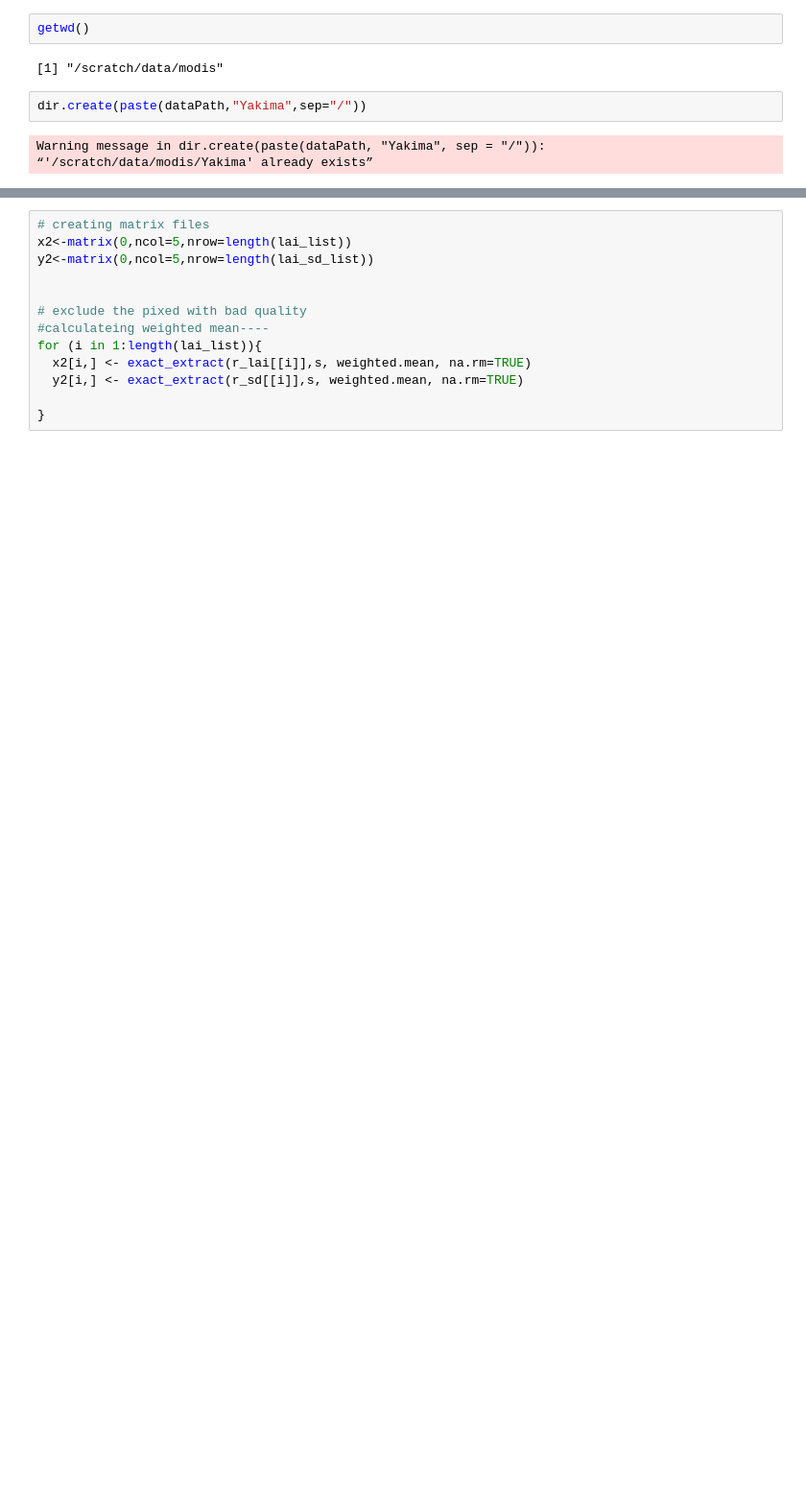
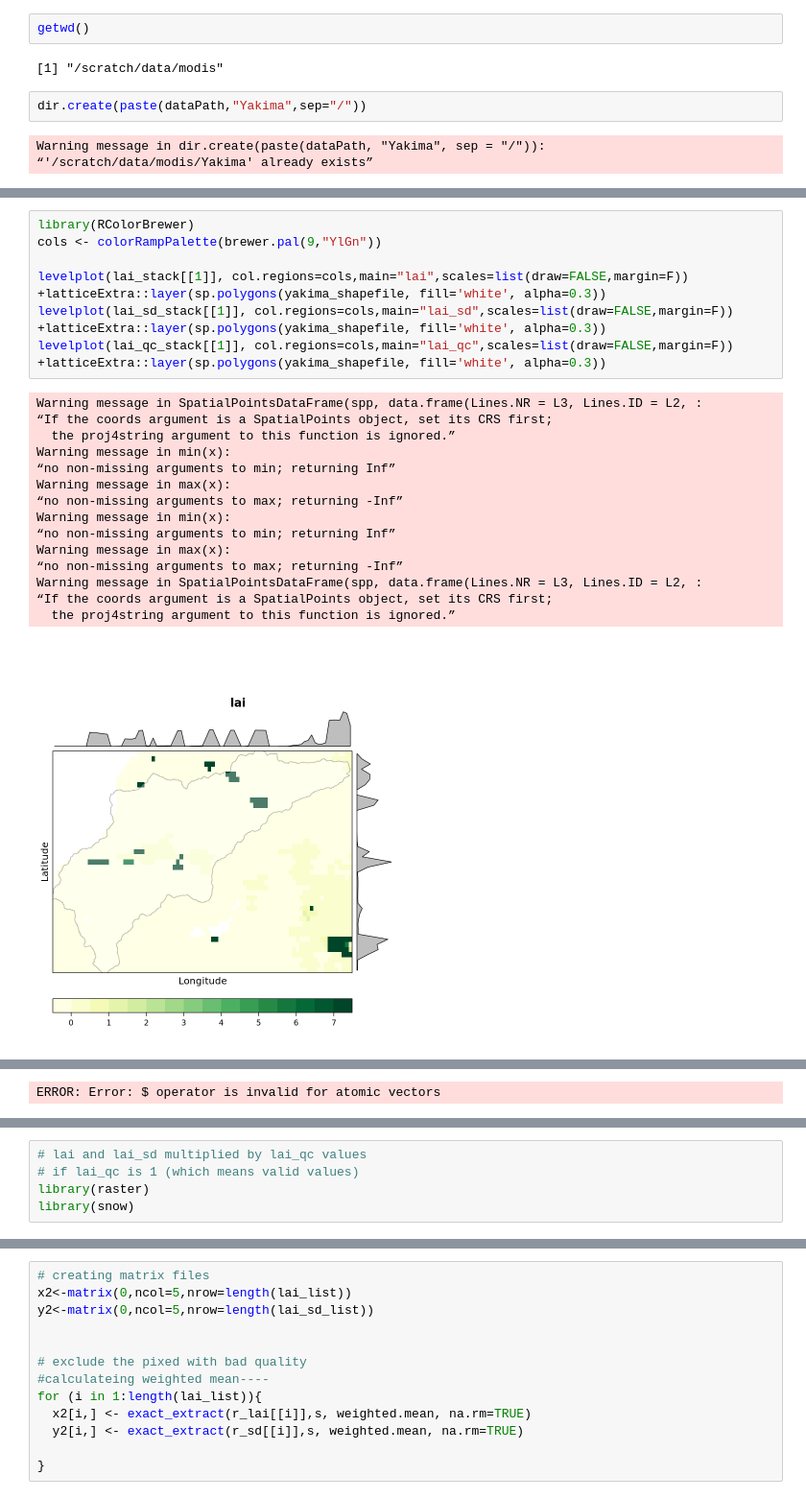
Before and after one commit to redtreevole/Foss2020Team6project, a Jupyter notebook: modis/downloadmodis.ipynb, the cells around one changed output, grey strips where cells are left out. Shown at 96% size. Saved outputs shown, nothing was run; the diff lists cells and outputs as text; blank space fills up the shorter version.

```diff
--- a/modis/downloadmodis.ipynb
+++ b/modis/downloadmodis.ipynb
@@ -270,0 +339,23 @@ lai_qc_stack<-stack(lai_qc_list)
+# %%
+library(RColorBrewer)
+cols <- colorRampPalette(brewer.pal(9,"YlGn"))
+
+levelplot(lai_stack[[1]], col.regions=cols,main="lai",scales=list(draw=FALSE,margin=F)) +latticeExtra::layer(sp.polygons(yakima_shapefile, fill='white', alpha=0.3))
+levelplot(lai_sd_stack[[1]], col.regions=cols,main="lai_sd",scales=list(draw=FALSE,margin=F)) +latticeExtra::layer(sp.polygons(yakima_shapefile, fill='white', alpha=0.3))
+levelplot(lai_qc_stack[[1]], col.regions=cols,main="lai_qc",scales=list(draw=FALSE,margin=F)) +latticeExtra::layer(sp.polygons(yakima_shapefile, fill='white', alpha=0.3))
+# %% [output]
+Warning message in SpatialPointsDataFrame(spp, data.frame(Lines.NR = L3, Lines.ID = L2, :
+“If the coords argument is a SpatialPoints object, set its CRS first;
+  the proj4string argument to this function is ignored.”
+Warning message in min(x):
+“no non-missing arguments to min; returning Inf”
+Warning message in max(x):
+“no non-missing arguments to max; returning -Inf”
+Warning message in min(x):
+“no non-missing arguments to min; returning Inf”
+Warning message in max(x):
+“no non-missing arguments to max; returning -Inf”
+Warning message in SpatialPointsDataFrame(spp, data.frame(Lines.NR = L3, Lines.ID = L2, :
+“If the coords argument is a SpatialPoints object, set its CRS first;
+  the proj4string argument to this function is ignored.”
+[figure, added]
@@ -270,0 +370 @@ lai_qc_stack<-stack(lai_qc_list)
+ERROR: Error: $ operator is invalid for atomic vectors
@@ -271 +372,6 @@ lai_qc_stack<-stack(lai_qc_list)
+# %%
+# lai and lai_sd multiplied by lai_qc values
+# if lai_qc is 1 (which means valid values)
+library(raster)
+library(snow)
 # %%
```
Also changed, not shown: parts of 31 cells of this notebook.
